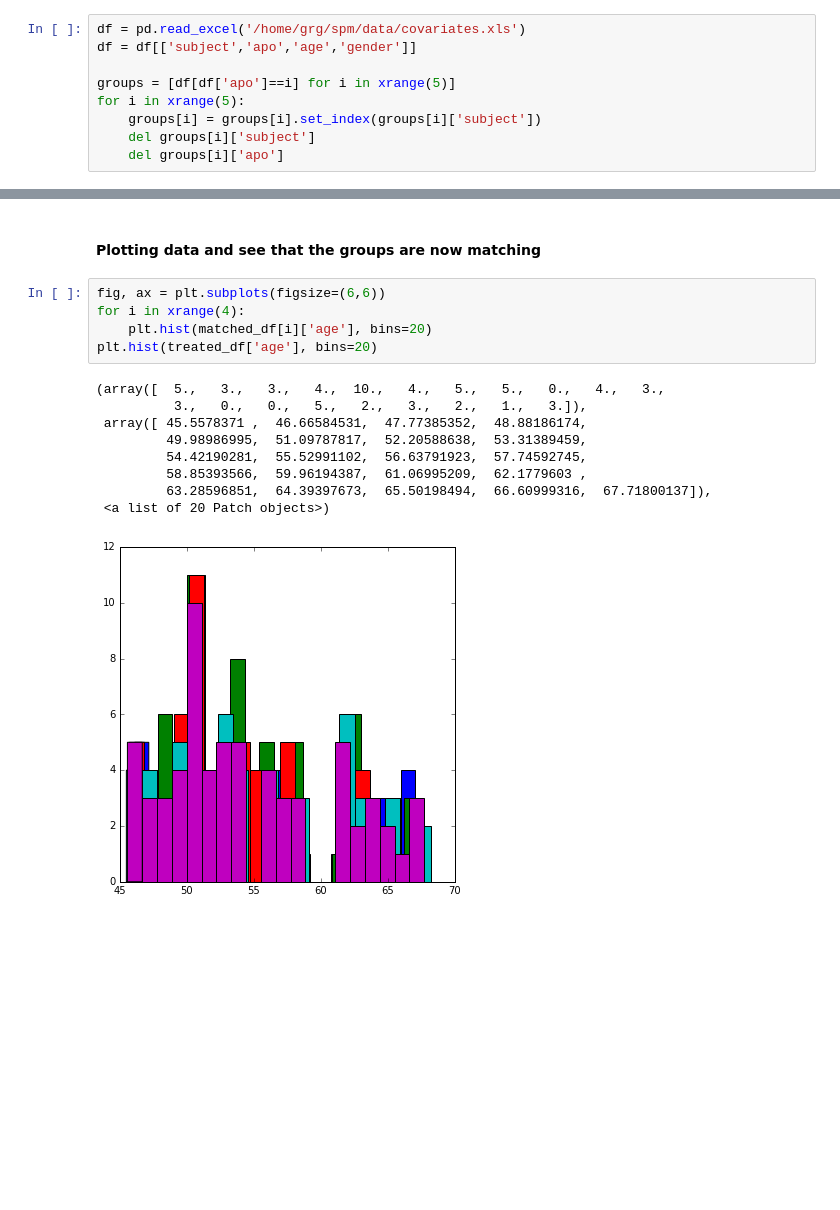
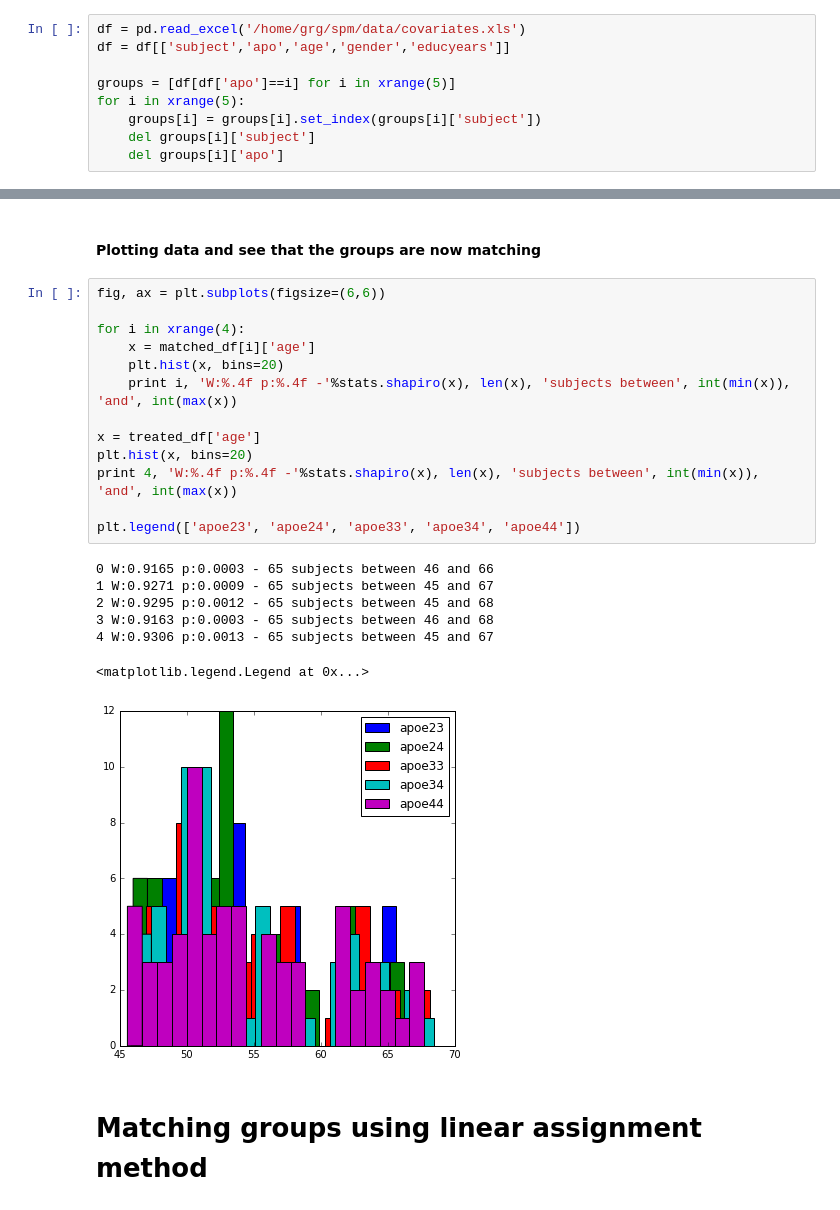
Before and after one commit to xgrg/alfa, a Jupyter notebook: notebooks/Ages distributions.ipynb, the cells around one changed output, grey strips where cells are left out. Cells and saved outputs as stored; diff of their text form; blank space fills up the shorter version.

```diff
--- a/notebooks/Ages distributions.ipynb
+++ b/notebooks/Ages distributions.ipynb
@@ -52,7 +52,7 @@ def get_matching_pairs(treated_df, non_treated_df, scaler=True):
 #### Loading data
 # %%
 df = pd.read_excel('/home/grg/spm/data/covariates.xls')
-df = df[['subject','apo','age','gender']]
+df = df[['subject','apo','age','gender','educyears']]
 
 groups = [df[df['apo']==i] for i in xrange(5)]
 for i in xrange(5):
@@ -66,18 +66,26 @@ treated_df =  groups[4]
 matched_df = [get_matching_pairs(treated_df, groups[i], scaler=False) for i in xrange(4)]
 # %% [markdown]
 #### Plotting data and see that the groups are now matching
-# %%
-fig, ax = plt.subplots(figsize=(6,6))
-for i in xrange(4):
-    plt.hist(matched_df[i]['age'], bins=20)
-plt.hist(treated_df['age'], bins=20)
-# %% [output]
-(array([  5.,   3.,   3.,   4.,  10.,   4.,   5.,   5.,   0.,   4.,   3.,
-          3.,   0.,   0.,   5.,   2.,   3.,   2.,   1.,   3.]),
- array([ 45.5578371 ,  46.66584531,  47.77385352,  48.88186174,
-         49.98986995,  51.09787817,  52.20588638,  53.31389459,
-         54.42190281,  55.52991102,  56.63791923,  57.74592745,
-         58.85393566,  59.96194387,  61.06995209,  62.1779603 ,
-         63.28596851,  64.39397673,  65.50198494,  66.60999316,  67.71800137]),
- <a list of 20 Patch objects>)
-[figure, removed]
+# %%
+fig, ax = plt.subplots(figsize=(6,6))
+
+for i in xrange(4):
+    x = matched_df[i]['age']
+    plt.hist(x, bins=20)
+    print i, 'W:%.4f p:%.4f -'%stats.shapiro(x), len(x), 'subjects between', int(min(x)), 'and', int(max(x))
+
+x = treated_df['age']
+plt.hist(x, bins=20)
+print 4, 'W:%.4f p:%.4f -'%stats.shapiro(x), len(x), 'subjects between', int(min(x)), 'and', int(max(x))
+
+plt.legend(['apoe23', 'apoe24', 'apoe33', 'apoe34', 'apoe44'])
+# %% [output]
+0 W:0.9165 p:0.0003 - 65 subjects between 46 and 66
+1 W:0.9271 p:0.0009 - 65 subjects between 45 and 67
+2 W:0.9295 p:0.0012 - 65 subjects between 45 and 68
+3 W:0.9163 p:0.0003 - 65 subjects between 46 and 68
+4 W:0.9306 p:0.0013 - 65 subjects between 45 and 67
+<matplotlib.legend.Legend at 0x...>
+[figure, added]
+# %% [markdown]
+# Matching groups using linear assignment method
```
Also changed, not shown: parts of 12 cells of this notebook, 6 other files.
